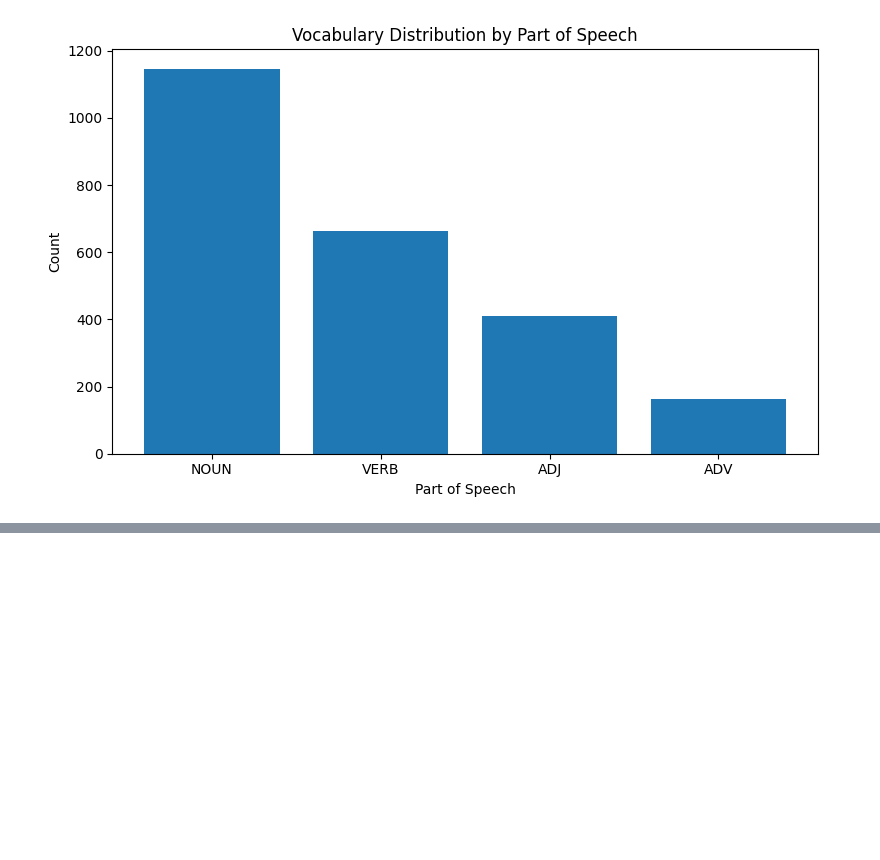
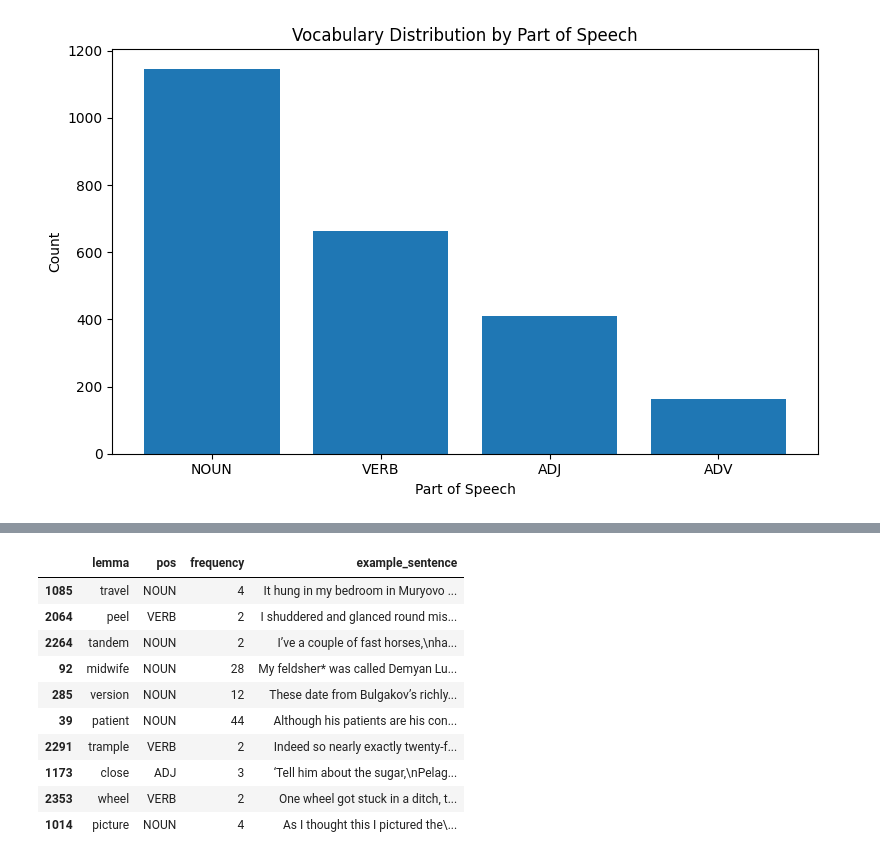
Before and after one commit to nrzdhmz/book-vocabulary-extractor, a Jupyter notebook: notebooks/01_pdf_extraction.ipynb, the cells around one changed output, grey strips where cells are left out. Saved outputs shown, nothing was run; the diff lists cells and outputs as text; code cells hidden in the pictures; blank space fills up the shorter version.

```diff
--- a/notebooks/01_pdf_extraction.ipynb
+++ b/notebooks/01_pdf_extraction.ipynb
@@ -149,0 +203,14 @@ plt.show()
+# %%
+vocab_with_examples.sample(10)
+# %% [output]
+|  | lemma | pos | frequency | example_sentence |
+| 1085 | travel | NOUN | 4 | It hung in my bedroom in Muryovo ... |
+| 2064 | peel | VERB | 2 | I shuddered and glanced round mis... |
+| 2264 | tandem | NOUN | 2 | I’ve a couple of fast horses,\nha... |
+| 92 | midwife | NOUN | 28 | My feldsher* was called Demyan Lu... |
+| 285 | version | NOUN | 12 | These date from Bulgakov’s richly... |
+| 39 | patient | NOUN | 44 | Although his patients are his con... |
+| 2291 | trample | VERB | 2 | Indeed so nearly exactly twenty-f... |
+| 1173 | close | ADJ | 3 | ‘Tell him about the sugar,\nPelag... |
+| 2353 | wheel | VERB | 2 | One wheel got stuck in a ditch, t... |
+| 1014 | picture | NOUN | 4 | As I thought this I pictured the\... |
```
Also changed, not shown: parts of 7 cells of this notebook, 2 other files.
